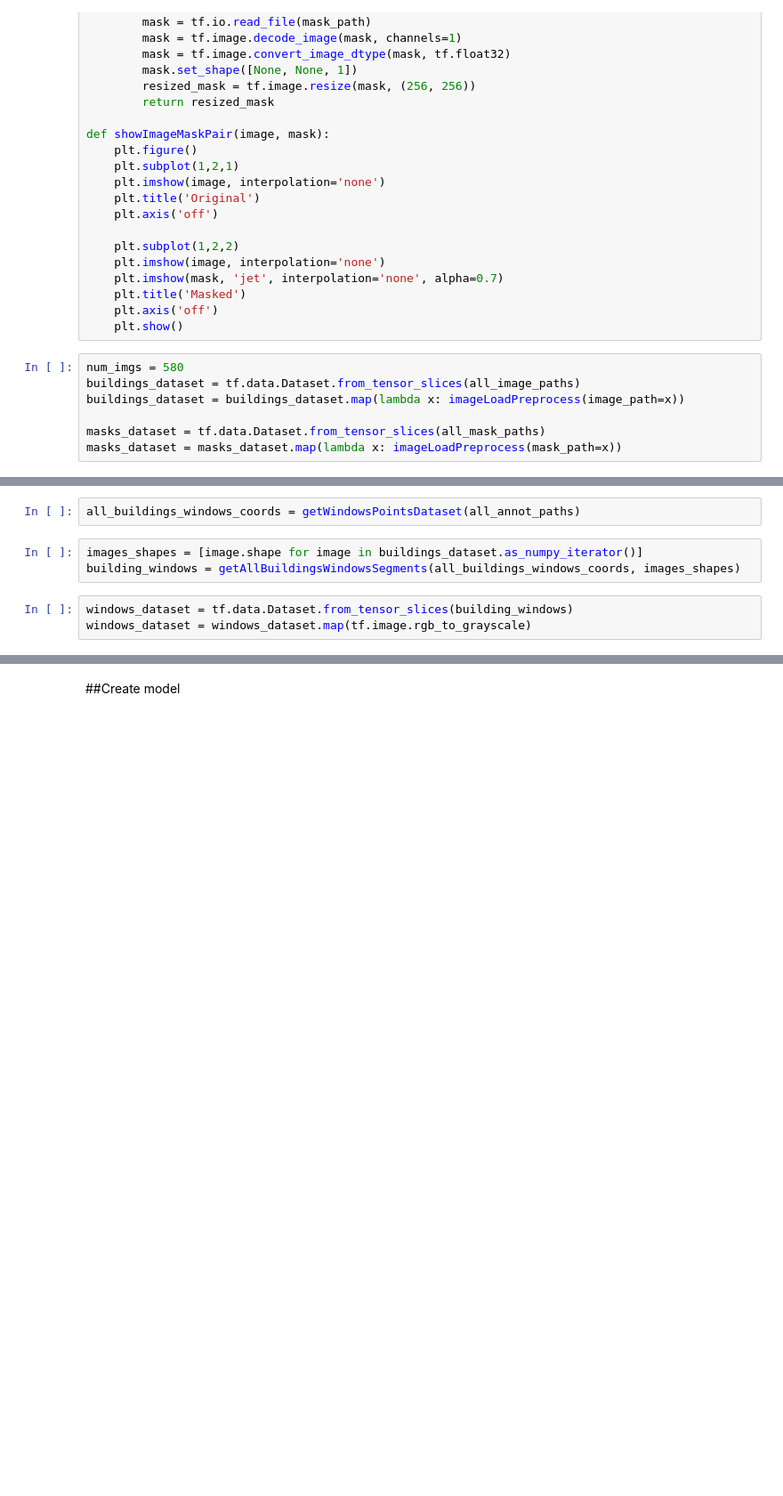
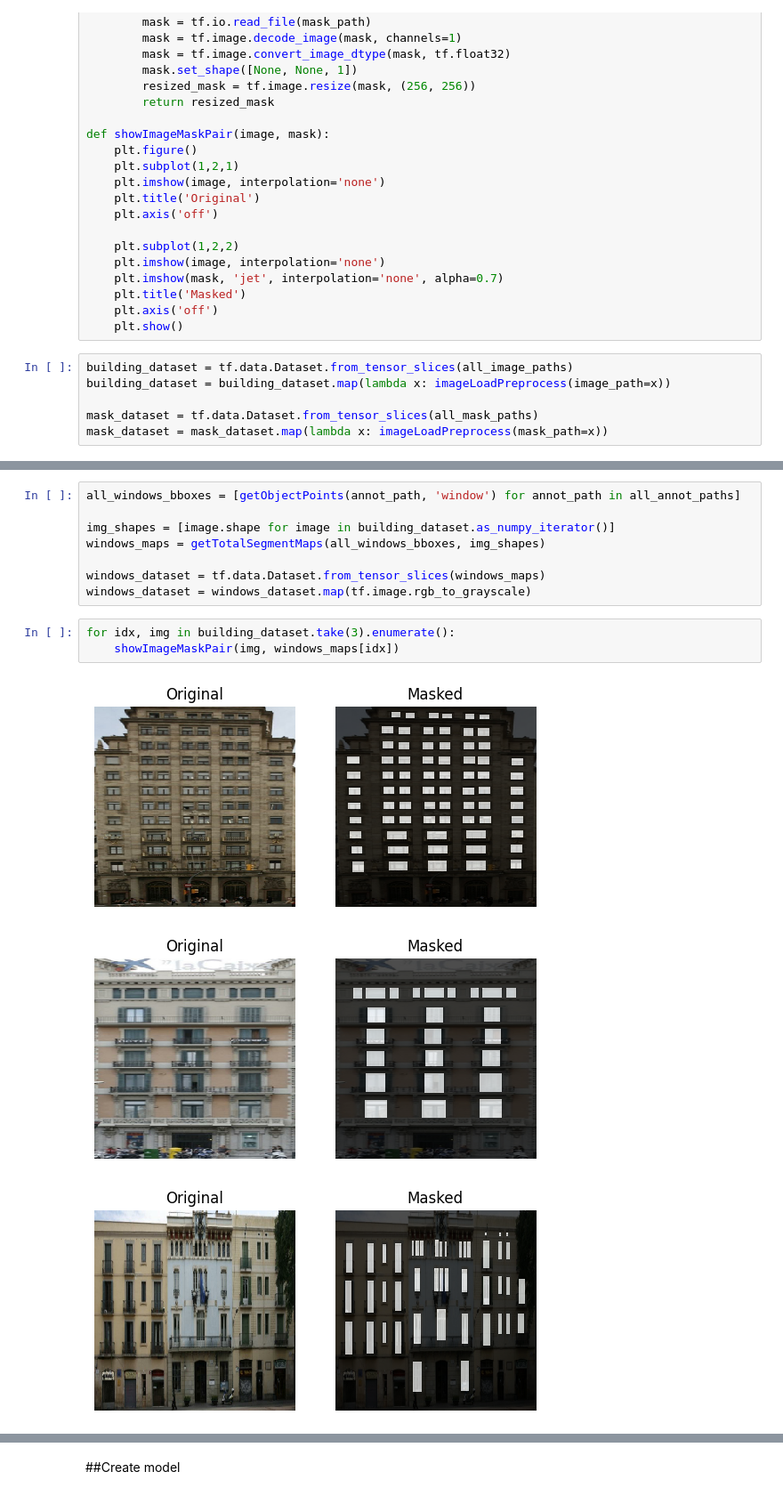
Before and after one commit to julianzim/Building_Analytics_with_CV, a Jupyter notebook: U_Net_model.ipynb, the cells around one changed output, grey strips where cells are left out. Shown at 89% size. Saved outputs shown, nothing was run; the diff lists cells and outputs as text; blank space fills up the shorter version.

```diff
--- a/U_Net_model.ipynb
+++ b/U_Net_model.ipynb
@@ -128,10 +127,9 @@ def showImageMaskPair(image, mask):
     plt.axis('off')
     plt.show()
 # %%
-num_imgs = 580
-buildings_dataset = tf.data.Dataset.from_tensor_slices(all_image_paths)
-buildings_dataset = buildings_dataset.map(lambda x: imageLoadPreprocess(image_path=x))
+building_dataset = tf.data.Dataset.from_tensor_slices(all_image_paths)
+building_dataset = building_dataset.map(lambda x: imageLoadPreprocess(image_path=x))
 
-masks_dataset = tf.data.Dataset.from_tensor_slices(all_mask_paths)
-masks_dataset = masks_dataset.map(lambda x: imageLoadPreprocess(mask_path=x))
+mask_dataset = tf.data.Dataset.from_tensor_slices(all_mask_paths)
+mask_dataset = mask_dataset.map(lambda x: imageLoadPreprocess(mask_path=x))
 # %%
@@ -215,9 +210,16 @@ def getAllBuildingsWindowsSegments(all_windows_coords, images_shapes):
-# %%
-all_buildings_windows_coords = getWindowsPointsDataset(all_annot_paths)
-# %%
-images_shapes = [image.shape for image in buildings_dataset.as_numpy_iterator()]
-building_windows = getAllBuildingsWindowsSegments(all_buildings_windows_coords, images_shapes)
 # %%
-windows_dataset = tf.data.Dataset.from_tensor_slices(building_windows)
+all_windows_bboxes = [getObjectPoints(annot_path, 'window') for annot_path in all_annot_paths]
+
+img_shapes = [image.shape for image in building_dataset.as_numpy_iterator()]
+windows_maps = getTotalSegmentMaps(all_windows_bboxes, img_shapes)
+
+windows_dataset = tf.data.Dataset.from_tensor_slices(windows_maps)
 windows_dataset = windows_dataset.map(tf.image.rgb_to_grayscale)
+# %%
+for idx, img in building_dataset.take(3).enumerate():
+    showImageMaskPair(img, windows_maps[idx])
+# %% [output]
+[figure, added]
+[figure, added]
+[figure, added]
 # %%
```
Also changed, not shown: parts of 22 cells of this notebook.
